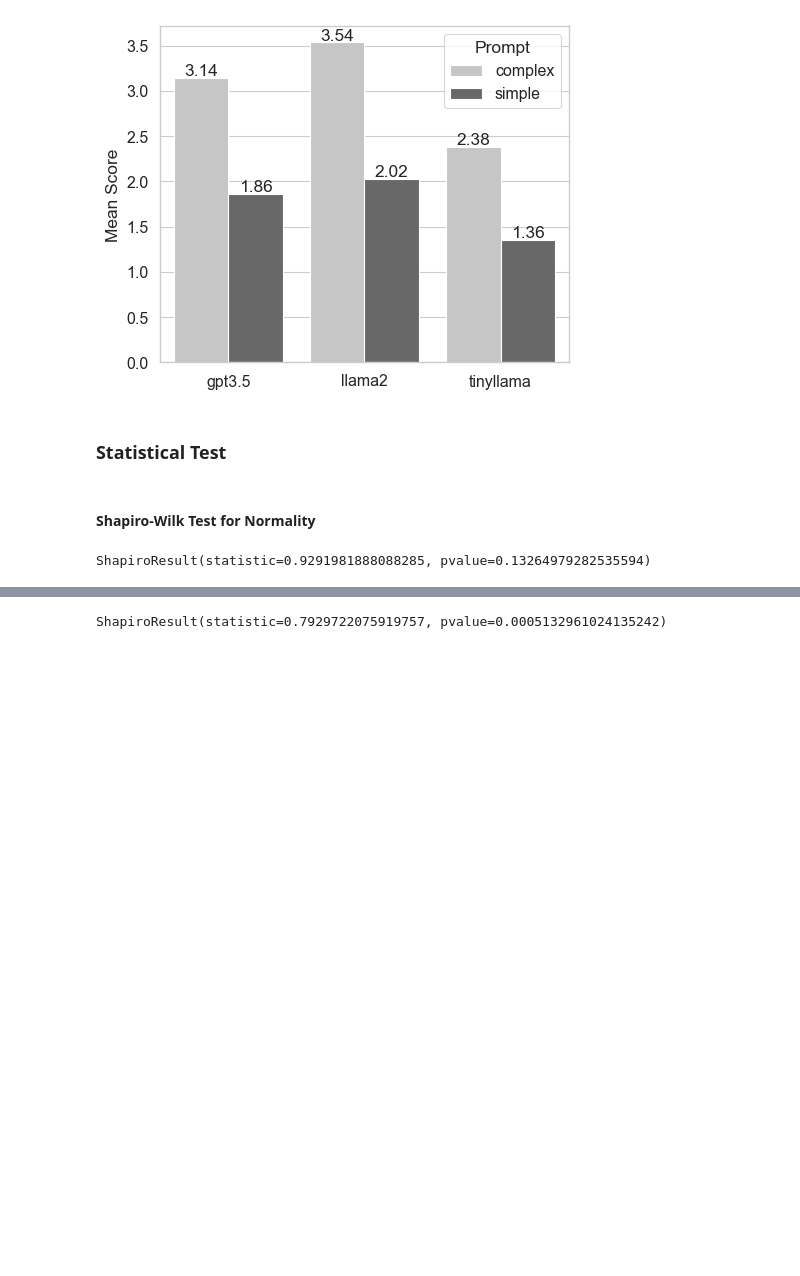
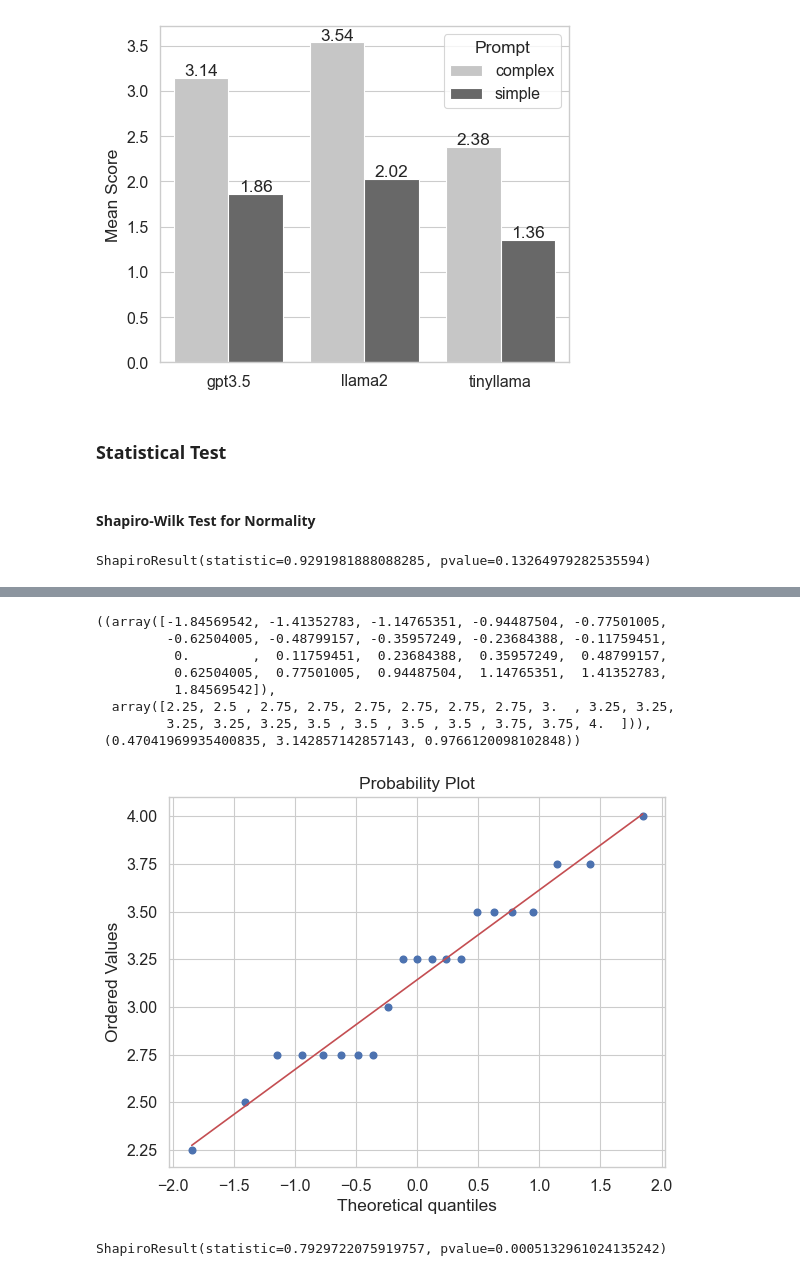
Before and after one commit to giordanoDaloisio/XQuantum, a Jupyter notebook: analysis.ipynb, the cells around one changed output, grey strips where cells are left out. Saved outputs shown, nothing was run; the diff lists cells and outputs as text; code cells hidden in the pictures; blank space fills up the shorter version.

```diff
--- a/analysis.ipynb
+++ b/analysis.ipynb
@@ -116,3 +190,15 @@ NormaltestResult(statistic=0.5566427088632463, pvalue=0.7570534999230176)
+# %%
+stats.probplot(gpt_complex, dist="norm", plot=plt)
+# %% [output]
+((array([-1.84569542, -1.41352783, -1.14765351, -0.94487504, -0.77501005,
+         -0.62504005, -0.48799157, -0.35957249, -0.23684388, -0.11759451,
+          0.        ,  0.11759451,  0.23684388,  0.35957249,  0.48799157,
+          0.62504005,  0.77501005,  0.94487504,  1.14765351,  1.41352783,
+          1.84569542]),
+  array([2.25, 2.5 , 2.75, 2.75, 2.75, 2.75, 2.75, 2.75, 3.  , 3.25, 3.25,
+         3.25, 3.25, 3.25, 3.5 , 3.5 , 3.5 , 3.5 , 3.75, 3.75, 4.  ])),
+ (0.47041969935400835, 3.142857142857143, 0.9766120098102848))
+[figure, added]
 # %%
 stats.shapiro(llama_simple)
 # %% [output]
```
Also changed, not shown: parts of 29 cells of this notebook, 7 other files.
